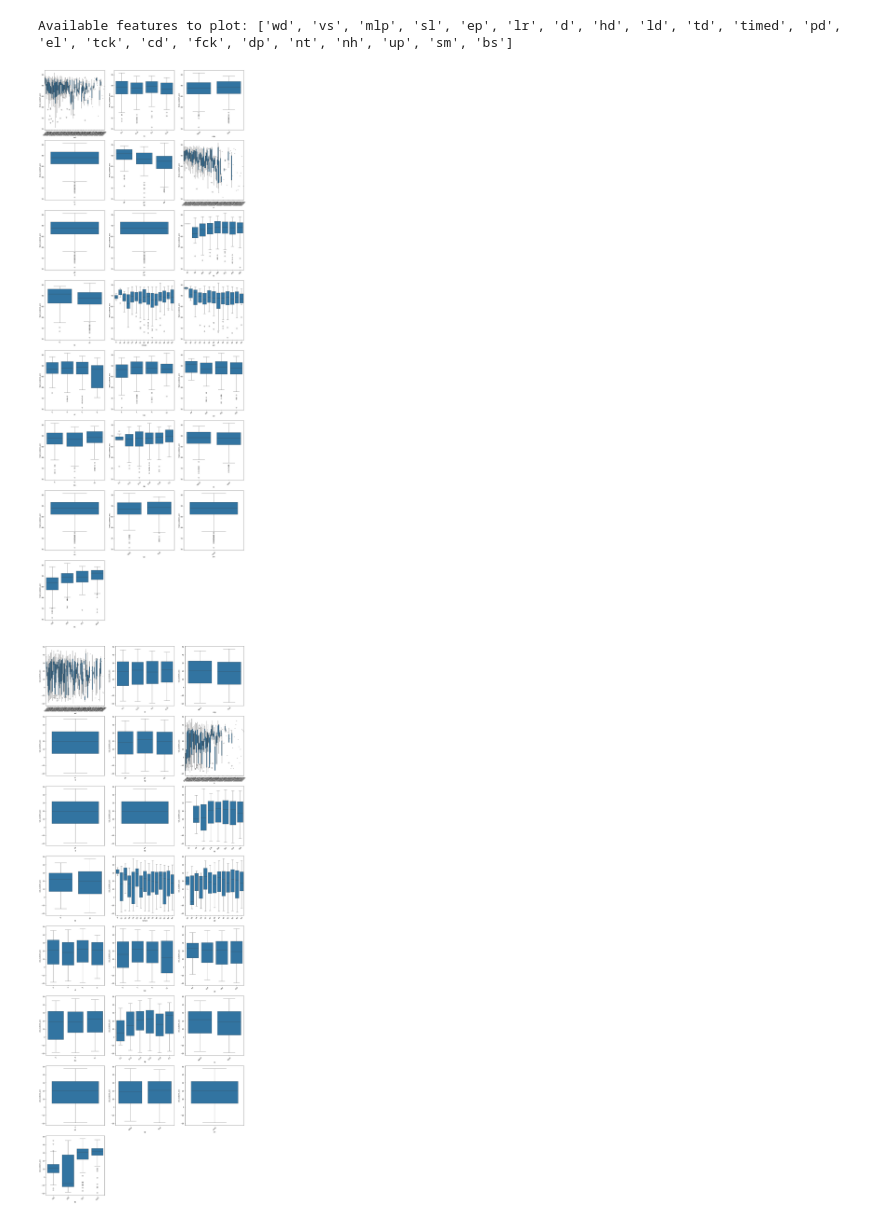
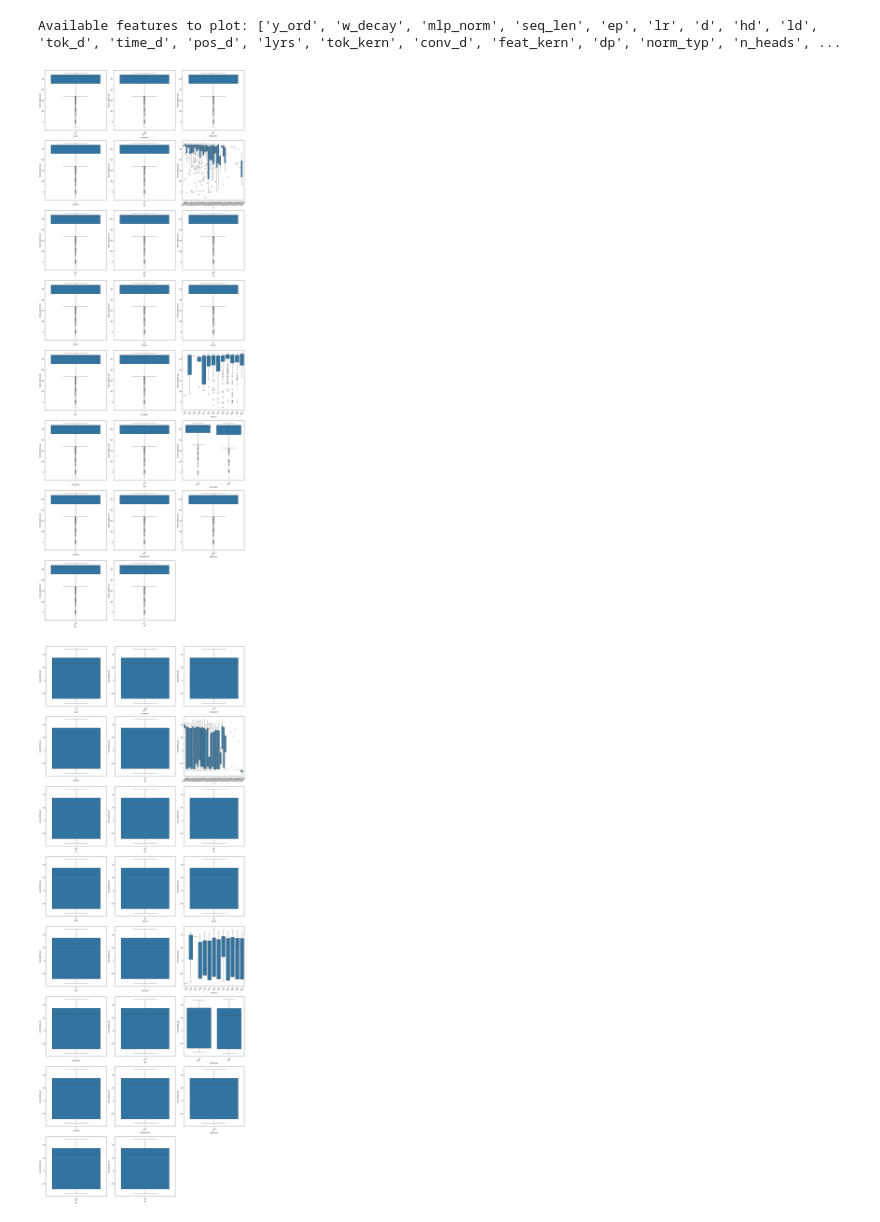
Before and after one commit to Pein2017/Wind-Power-Prediction, a Jupyter notebook: results_analysis/metrics_settings_analysis.ipynb, the cells around one changed output. Cells and saved outputs as stored; diff of their text form; code cells hidden in the pictures.

```diff
--- a/results_analysis/metrics_settings_analysis.ipynb
+++ b/results_analysis/metrics_settings_analysis.ipynb
@@ -7,7 +7,7 @@ import seaborn as sns
 # %%
 base_folder = "/data/Pein/Pytorch/Wind-Power-Prediction/res_output/"
 
-time_folder = "24-08-22-seq_8-search"
+time_folder = "24-08-25-conv_d-search"
 
 
 path = base_folder + time_folder + "_result/" + time_folder + "-joined_metrics.csv"
@@ -79,6 +80,7 @@ def plot_rmse_effects(
         plt.show()
 # %%
 plot_features = [
+    "y_ord",  # y_transformed_order
     "w_decay",  # weight_decay
     "val_splt",  # val_split
     "mlp_norm",  # mlp_norm
@@ -87,33 +89,33 @@ plot_features = [
     "lr",  # learning_rate
     "d",  # d_model
     "hd",  # hidden_d_model
     "ld",  # last_d_model
     "tok_d",  # token_d_model
     "time_d",  # time_d_model
     "pos_d",  # pos_d_model
     "lyrs",  # e_layers
     "tok_kern",  # token_conv_kernel
     "conv_d",  # conv_out_dim
     "feat_kern",  # feat_conv_kernel
     "dp",  # dropout
     "norm_typ",  # norm_type
     "n_heads",  # num_heads
     "use_pos_enc",  # use_pos_enc
     "skp_mod",  # skip_connection_mode
     "bs",  # batch_size
     "ep",  # train_epochs (keeping this consistent with "ep" above)
 ]
 
 
 # Check which features are in the DataFrame
 available_features = [feature for feature in plot_features if feature in df.columns]
 
 # Print the available features
 print("Available features to plot:", available_features)
 
 # Now, you can plot the effects using the available features
 plot_rmse_effects(df, x=available_features)
 # %% [output]
-Available features to plot: ['wd', 'vs', 'mlp', 'sl', 'ep', 'lr', 'd', 'hd', 'ld', 'td', 'timed', 'pd', 'el', 'tck', 'cd', 'fck', 'dp', 'nt', 'nh', 'up', 'sm', 'bs']
+Available features to plot: ['y_ord', 'w_decay', 'mlp_norm', 'seq_len', 'ep', 'lr', 'd', 'hd', 'ld', 'tok_d', 'time_d', 'pos_d', 'lyrs', 'tok_kern', 'conv_d', 'feat_kern', 'dp', 'norm_typ', 'n_heads', ...
-[figure, old version]
+[figure, new version]
-[figure, old version]
+[figure, new version]
```
Also changed, not shown: parts of 5 cells of this notebook, 34 other files.
